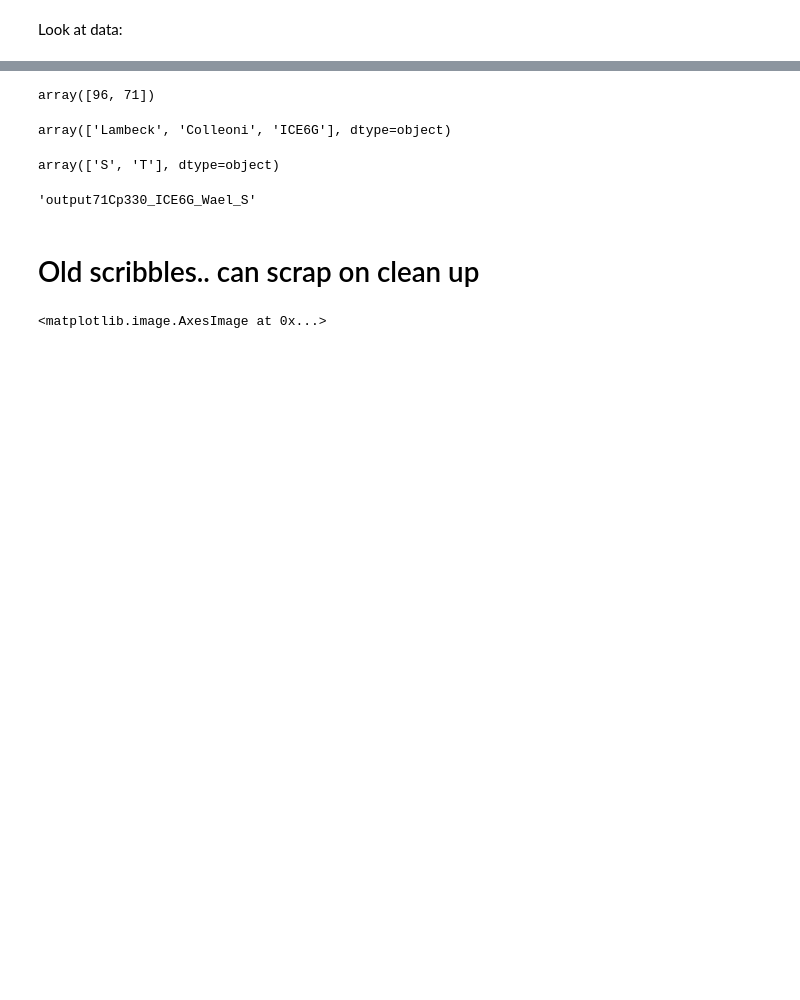
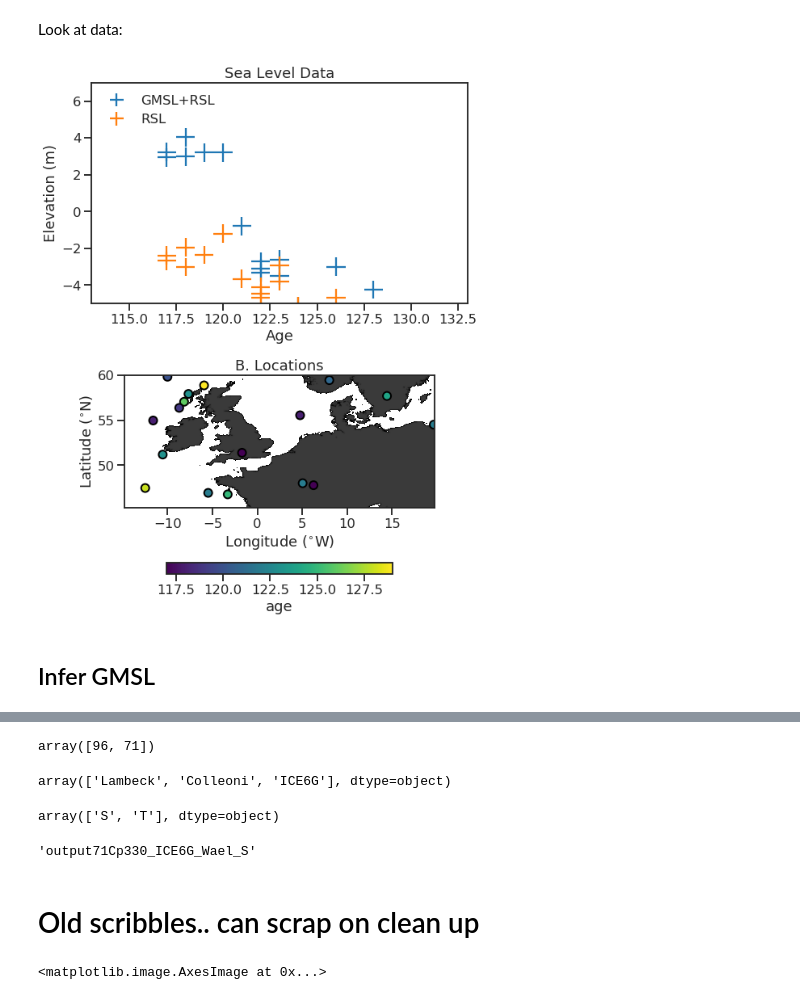
Before and after one commit to blakedyer/EU_LIG, a Jupyter notebook: notebooks/Bayesian Gaussian Process Regression.ipynb, the cells around one changed output, grey strips where cells are left out. Cells and saved outputs as stored; diff of their text form; code cells hidden in the pictures; blank space fills up the shorter version.

```diff
--- a/notebooks/Bayesian Gaussian Process Regression.ipynb
+++ b/notebooks/Bayesian Gaussian Process Regression.ipynb
@@ -253,12 +334,12 @@ Self reminder for interpretation: subsidence = bottom panel minus the top panel.
 # %% [markdown]
 ## Generate 'data' from true GIA model (varying age and location).
 # %%
-data_number = 10 ## datapoints to generate
+data_number = 17 ## datapoints to generate
 # %%
 data = {}
 data["lon"] = np.random.uniform(model_dims[0], model_dims[1], data_number)
 data["lat"] = np.random.uniform(model_dims[2], model_dims[3], data_number)
-data["age"] = np.random.choice(np.arange(118, 129), data_number, replace=True)
+data["age"] = np.random.choice(np.arange(115, 130), data_number, replace=True)
 data["age_uncertainty"] = np.ones(data_number) * 0.5
 A = np.arange(115, 131, 1)
 
@@ -267,5 +348,5 @@ Es = []
 for i in range(data["lat"].size):
     t_slice = np.where(A == data["age"][i])[0][0]
     Es.append(lookup_z(data["lat"][i], data["lon"][i], true_model[t_slice], model_dims))
-data["elevation"] = np.array(Es)
+data["rsl"] = np.array(Es)
 data["elevation_uncertainty"] = np.ones(data_number) * 0.5
@@ -272,2 +377,64 @@ data["elevation_uncertainty"] = np.ones(data_number) * 0.5
+# %%
+synth_gmsl_fun=interp1d(Age_ESL,synth_gmsl)
+ESL_CURVE_fun=interp1d(Age_ESL,ESL_CURVE)
+synth_gmsl_fun(Age_ESL)
+
+## add true gmsl to RSL model
+data['elevation']=np.copy(data['rsl'])
+for i in range(data["lat"].size):
+    data["elevation"][i] += synth_gmsl_fun(data['age'][i])-ESL_CURVE_fun(data['age'][i])
 # %% [markdown]
 Look at data:
+# %%
+sns.set_context('talk')
+fig=plt.figure(figsize=(8,10))
+plt.subplot(2,1,1)
+plt.errorbar(
+    data["age"],
+    data["elevation"],
+    xerr=data["age_uncertainty"],
+    yerr=data["elevation_uncertainty"],
+    linestyle="none",label='GMSL+RSL'
+)
+plt.errorbar(
+    data["age"],
+    data["rsl"],
+    xerr=data["age_uncertainty"],
+    yerr=data["elevation_uncertainty"],
+    linestyle="none",label='RSL'
+)
+
+plt.legend(loc='upper left',frameon=False)
+
+
+
+plt.gca().set_xlabel('Age')
+plt.gca().set_ylabel('Elevation (m)')
+_=plt.gca().set_title('Sea Level Data')
+plt.gca().set_xlim([113,133])
+plt.gca().set_ylim([-5,7])
+
+plt.subplot(2,1,2)
+
+plt.imshow(
+    landzoom,
+    interpolation="gaussian",
+    cmap=my_grey,
+    vmin=0.1,
+    vmax=5,
+    extent=imarray_ext,
+)
+
+plt.scatter(data['lon'],data['lat'],c=data['age'],cmap='viridis',s=100,edgecolor='k',lw=2)
+plt.colorbar(label='age',shrink=.6,pad=0.25, orientation="horizontal")
+plt.gca().set_title("B. Locations")
+plt.gca().grid(False)
+plt.gca().set_xlim([model_dims[0], model_dims[1]])
+plt.gca().set_ylim([model_dims[2], model_dims[3]])
+plt.gca().set_ylabel("Latitude ($^{\circ}$N)")
+plt.gca().set_xlabel("Longitude ($^{\circ}$W)")
+fig.tight_layout()
+# %% [output]
+[figure, added]
+# %% [markdown]
+## Infer GMSL
```
Also changed, not shown: parts of 85 cells of this notebook, 1 other file.
